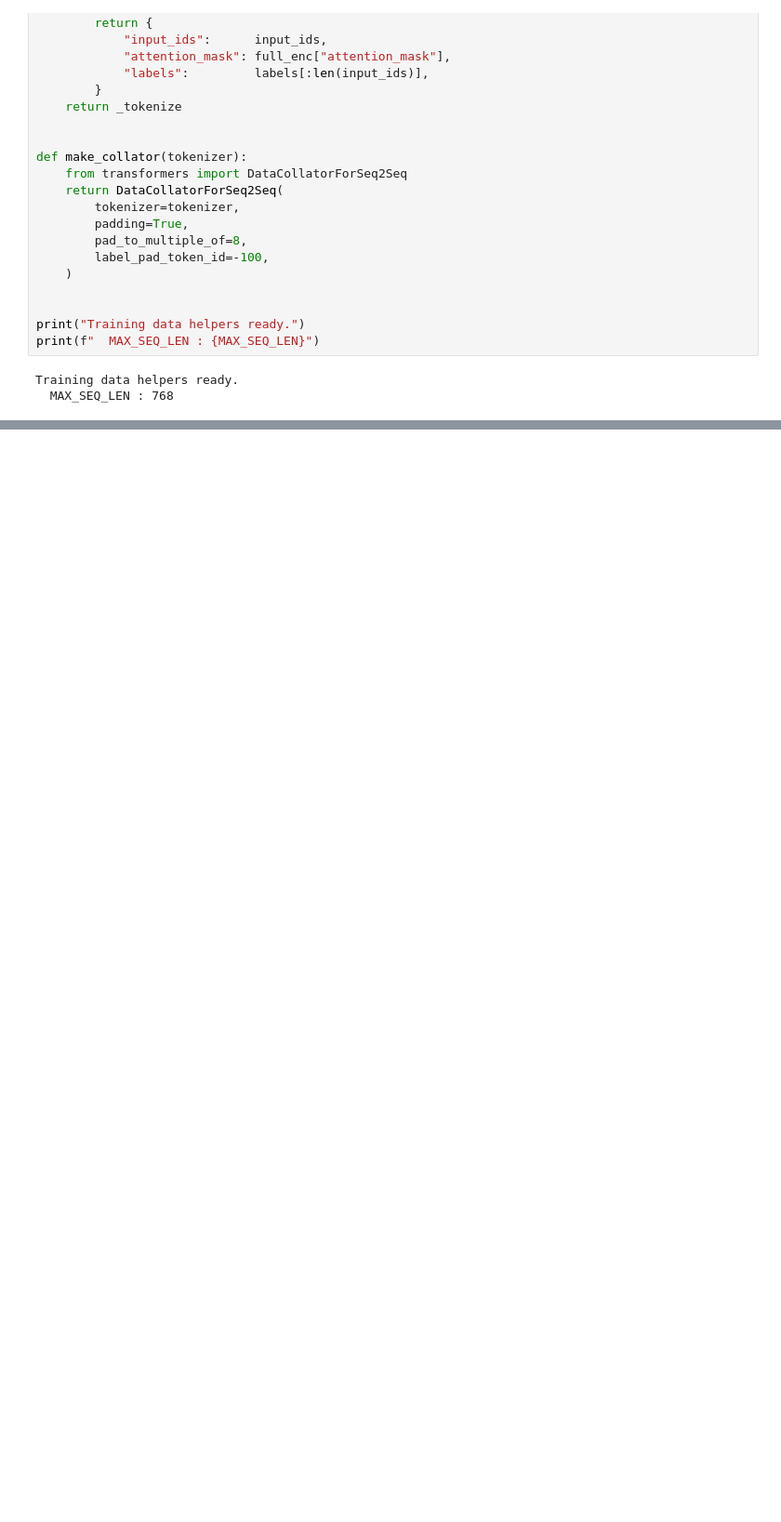
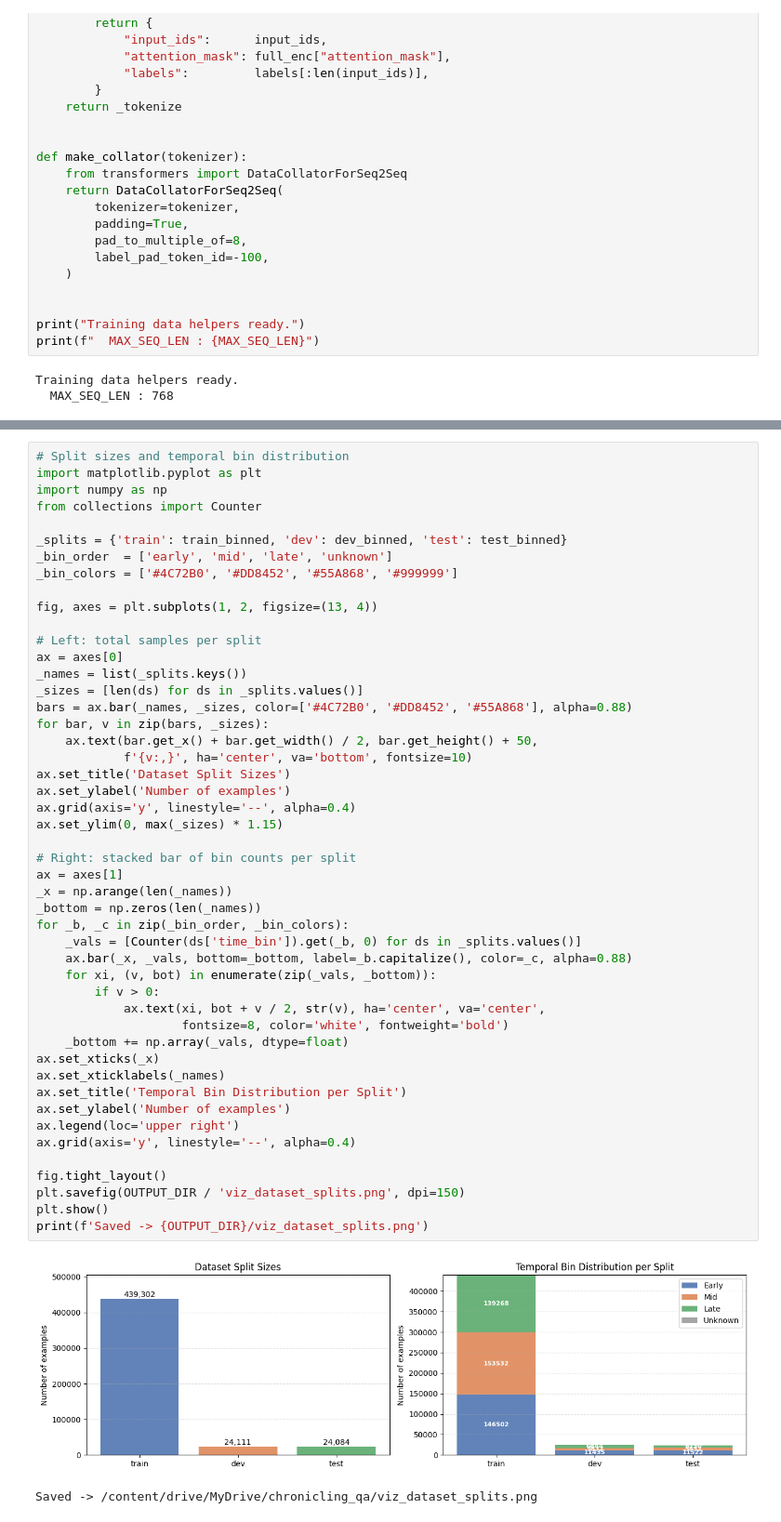
Before and after one commit to ericsheng495/chronicling-america-qa-lora, a Jupyter notebook: phi35_chronicling_america_qa.ipynb, the cells around one changed output, grey strips where cells are left out. Shown at 93% size. Cells and saved outputs as stored; diff of their text form; blank space fills up the shorter version.

```diff
--- a/phi35_chronicling_america_qa.ipynb
+++ b/phi35_chronicling_america_qa.ipynb
@@ -730,0 +1503,51 @@ Training data helpers ready.
+# %%
+# Split sizes and temporal bin distribution
+import matplotlib.pyplot as plt
+import numpy as np
+from collections import Counter
+
+_splits = {'train': train_binned, 'dev': dev_binned, 'test': test_binned}
+_bin_order  = ['early', 'mid', 'late', 'unknown']
+_bin_colors = ['#4C72B0', '#DD8452', '#55A868', '#999999']
+
+fig, axes = plt.subplots(1, 2, figsize=(13, 4))
+
+# Left: total samples per split
+ax = axes[0]
+_names = list(_splits.keys())
+_sizes = [len(ds) for ds in _splits.values()]
+bars = ax.bar(_names, _sizes, color=['#4C72B0', '#DD8452', '#55A868'], alpha=0.88)
+for bar, v in zip(bars, _sizes):
+    ax.text(bar.get_x() + bar.get_width() / 2, bar.get_height() + 50,
+            f'{v:,}', ha='center', va='bottom', fontsize=10)
+ax.set_title('Dataset Split Sizes')
+ax.set_ylabel('Number of examples')
+ax.grid(axis='y', linestyle='--', alpha=0.4)
+ax.set_ylim(0, max(_sizes) * 1.15)
+
+# Right: stacked bar of bin counts per split
+ax = axes[1]
+_x = np.arange(len(_names))
+_bottom = np.zeros(len(_names))
+for _b, _c in zip(_bin_order, _bin_colors):
+    _vals = [Counter(ds['time_bin']).get(_b, 0) for ds in _splits.values()]
+    ax.bar(_x, _vals, bottom=_bottom, label=_b.capitalize(), color=_c, alpha=0.88)
+    for xi, (v, bot) in enumerate(zip(_vals, _bottom)):
+        if v > 0:
+            ax.text(xi, bot + v / 2, str(v), ha='center', va='center',
+                    fontsize=8, color='white', fontweight='bold')
+    _bottom += np.array(_vals, dtype=float)
+ax.set_xticks(_x)
+ax.set_xticklabels(_names)
+ax.set_title('Temporal Bin Distribution per Split')
+ax.set_ylabel('Number of examples')
+ax.legend(loc='upper right')
+ax.grid(axis='y', linestyle='--', alpha=0.4)
+
+fig.tight_layout()
+plt.savefig(OUTPUT_DIR / 'viz_dataset_splits.png', dpi=150)
+plt.show()
+print(f'Saved -> {OUTPUT_DIR}/viz_dataset_splits.png')
+# %% [output]
+[figure, added]
+Saved -> /content/drive/MyDrive/chronicling_qa/viz_dataset_splits.png
```
Also changed, not shown: parts of 28 cells of this notebook.
